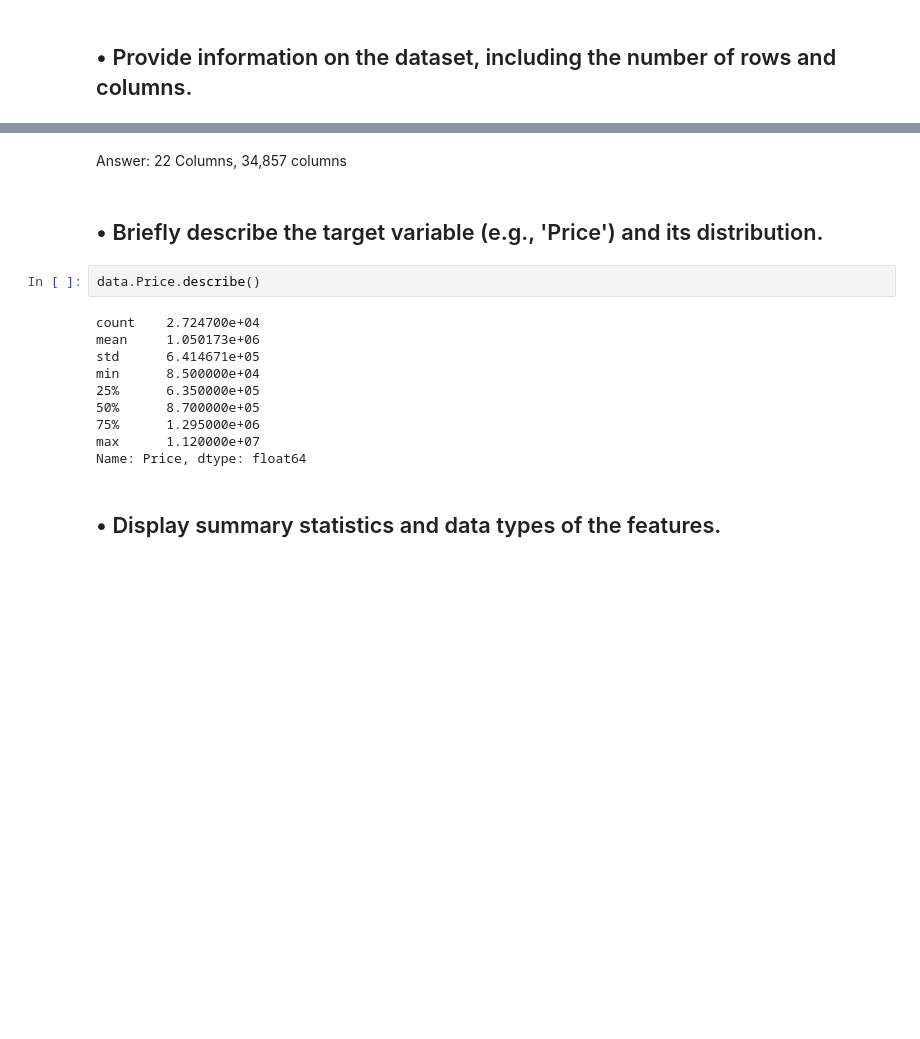
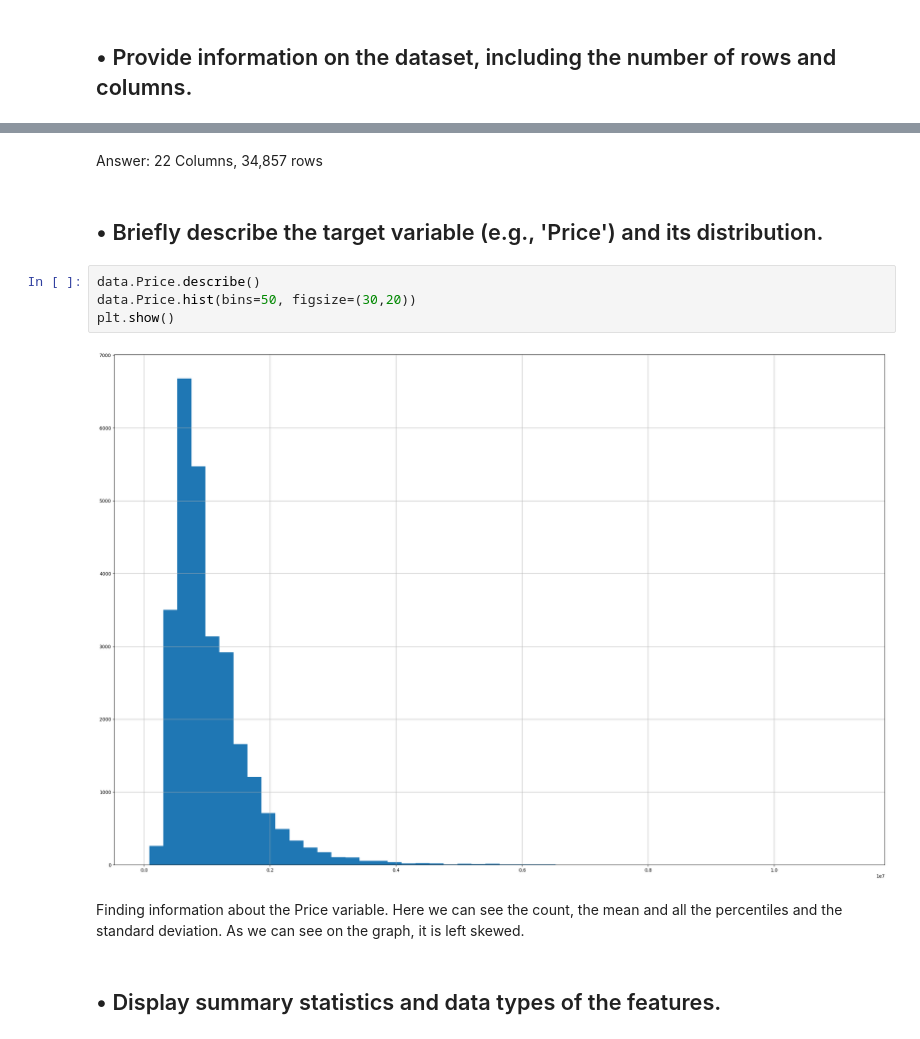
Before and after one commit to AlexAmI123/4th-year, a Jupyter notebook: CS401/Assignment1/Assignment1.ipynb, the cells around one changed output, grey strips where cells are left out. Drawn from its saved outputs; the diff is of its cells as text; blank space fills up the shorter version.

```diff
--- a/CS401/Assignment1/Assignment1.ipynb
+++ b/CS401/Assignment1/Assignment1.ipynb
@@ -18,19 +35,15 @@ data.shape
 # %% [markdown]
-Answer: 22 Columns, 34,857 columns
+Answer: 22 Columns, 34,857 rows
 # %% [markdown]
 ## • Briefly describe the target variable (e.g., 'Price') and its distribution.
-# %%
-data.Price.describe()
-# %% [output]
-count    2.724700e+04
-mean     1.050173e+06
-std      6.414671e+05
-min      8.500000e+04
-25%      6.350000e+05
-50%      8.700000e+05
-75%      1.295000e+06
-max      1.120000e+07
-Name: Price, dtype: float64
+# %%
+data.Price.describe()
+data.Price.hist(bins=50, figsize=(30,20))
+plt.show()
+# %% [output]
+[figure, added]
+# %% [markdown]
+Finding information about the Price variable. Here we can see the count, the mean and all the percentiles and the standard deviation. As we can see on the graph, it is left skewed.
 # %% [markdown]
 ## • Display summary statistics and data types of the features.
 # %%
```
Also changed, not shown: parts of 9 cells of this notebook, 9 other files.
